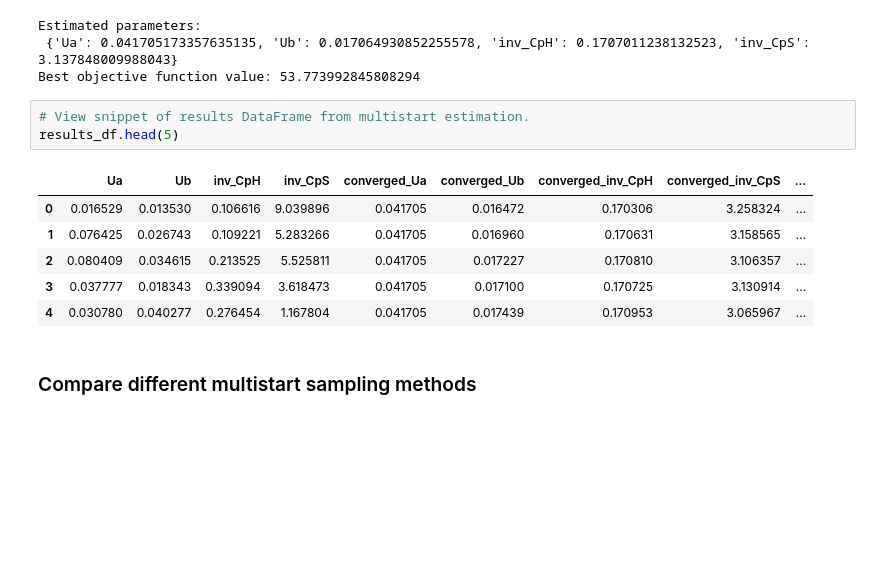
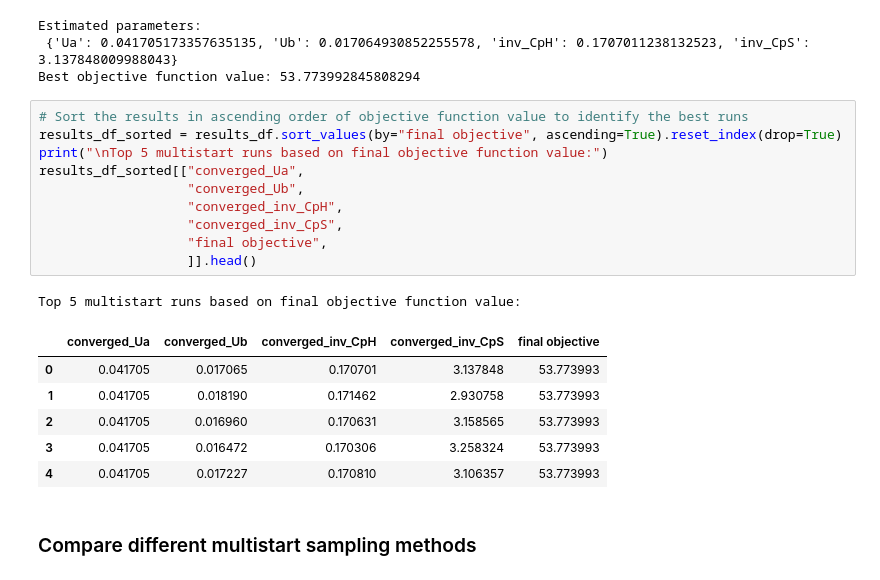
Before and after one commit to slilonfe5/pyomo-doe, a Jupyter notebook: notebooks/parmest_multistart_profilelikelihood.ipynb, the cells around one changed output. Drawn from its saved outputs; the diff is of its cells as text; blank space fills up the shorter version.

```diff
--- a/notebooks/parmest_multistart_profilelikelihood.ipynb
+++ b/notebooks/parmest_multistart_profilelikelihood.ipynb
@@ -181,16 +181,24 @@ print("Best objective function value:", best_obj_uniform)
 Estimated parameters:
  {'Ua': 0.041705173357635135, 'Ub': 0.017064930852255578, 'inv_CpH': 0.1707011238132523, 'inv_CpS': 3.137848009988043}
 Best objective function value: 53.773992845808294
-# %%
-# View snippet of results DataFrame from multistart estimation.
-results_df.head(5)
-# %% [output]
-|  | Ua | Ub | inv_CpH | inv_CpS | converged_Ua | converged_Ub | converged_inv_CpH | converged_inv_CpS | ... |
-| 0 | 0.016529 | 0.013530 | 0.106616 | 9.039896 | 0.041705 | 0.016472 | 0.170306 | 3.258324 | ... |
-| 1 | 0.076425 | 0.026743 | 0.109221 | 5.283266 | 0.041705 | 0.016960 | 0.170631 | 3.158565 | ... |
-| 2 | 0.080409 | 0.034615 | 0.213525 | 5.525811 | 0.041705 | 0.017227 | 0.170810 | 3.106357 | ... |
-| 3 | 0.037777 | 0.018343 | 0.339094 | 3.618473 | 0.041705 | 0.017100 | 0.170725 | 3.130914 | ... |
-| 4 | 0.030780 | 0.040277 | 0.276454 | 1.167804 | 0.041705 | 0.017439 | 0.170953 | 3.065967 | ... |
+# %%
+# Sort the results in ascending order of objective function value to identify the best runs
+results_df_sorted = results_df.sort_values(by="final objective", ascending=True).reset_index(drop=True)
+print("\nTop 5 multistart runs based on final objective function value:")
+results_df_sorted[["converged_Ua",
+                   "converged_Ub",
+                   "converged_inv_CpH",
+                   "converged_inv_CpS",
+                   "final objective",
+                   ]].head()
+# %% [output]
+Top 5 multistart runs based on final objective function value:
+|  | converged_Ua | converged_Ub | converged_inv_CpH | converged_inv_CpS | final objective |
+| 0 | 0.041705 | 0.017065 | 0.170701 | 3.137848 | 53.773993 |
+| 1 | 0.041705 | 0.018190 | 0.171462 | 2.930758 | 53.773993 |
+| 2 | 0.041705 | 0.016960 | 0.170631 | 3.158565 | 53.773993 |
+| 3 | 0.041705 | 0.016472 | 0.170306 | 3.258324 | 53.773993 |
+| 4 | 0.041705 | 0.017227 | 0.170810 | 3.106357 | 53.773993 |
 # %% [markdown]
 ### Compare different multistart sampling methods
 # %%
```
Also changed, not shown: parts of 3 cells of this notebook, 2 other files.
